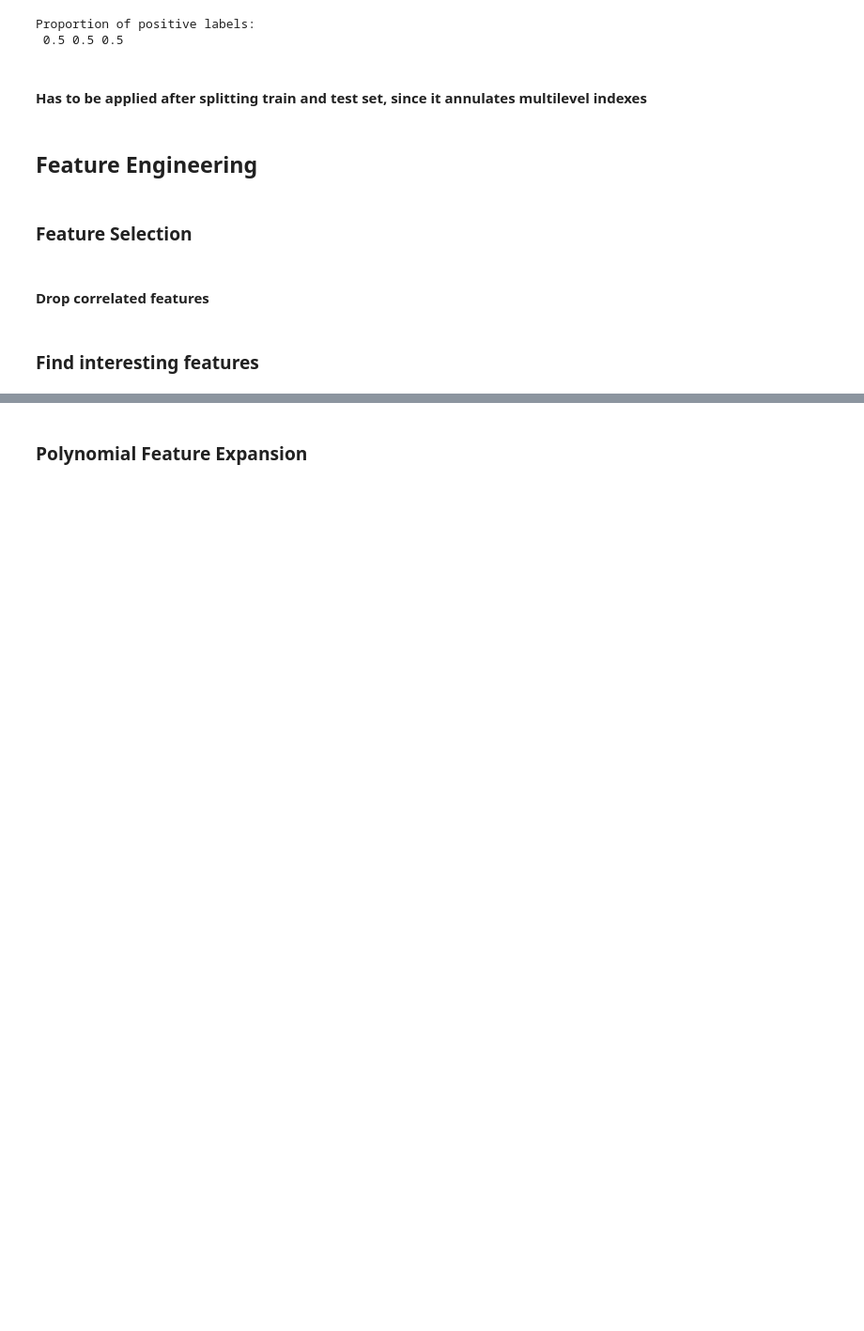
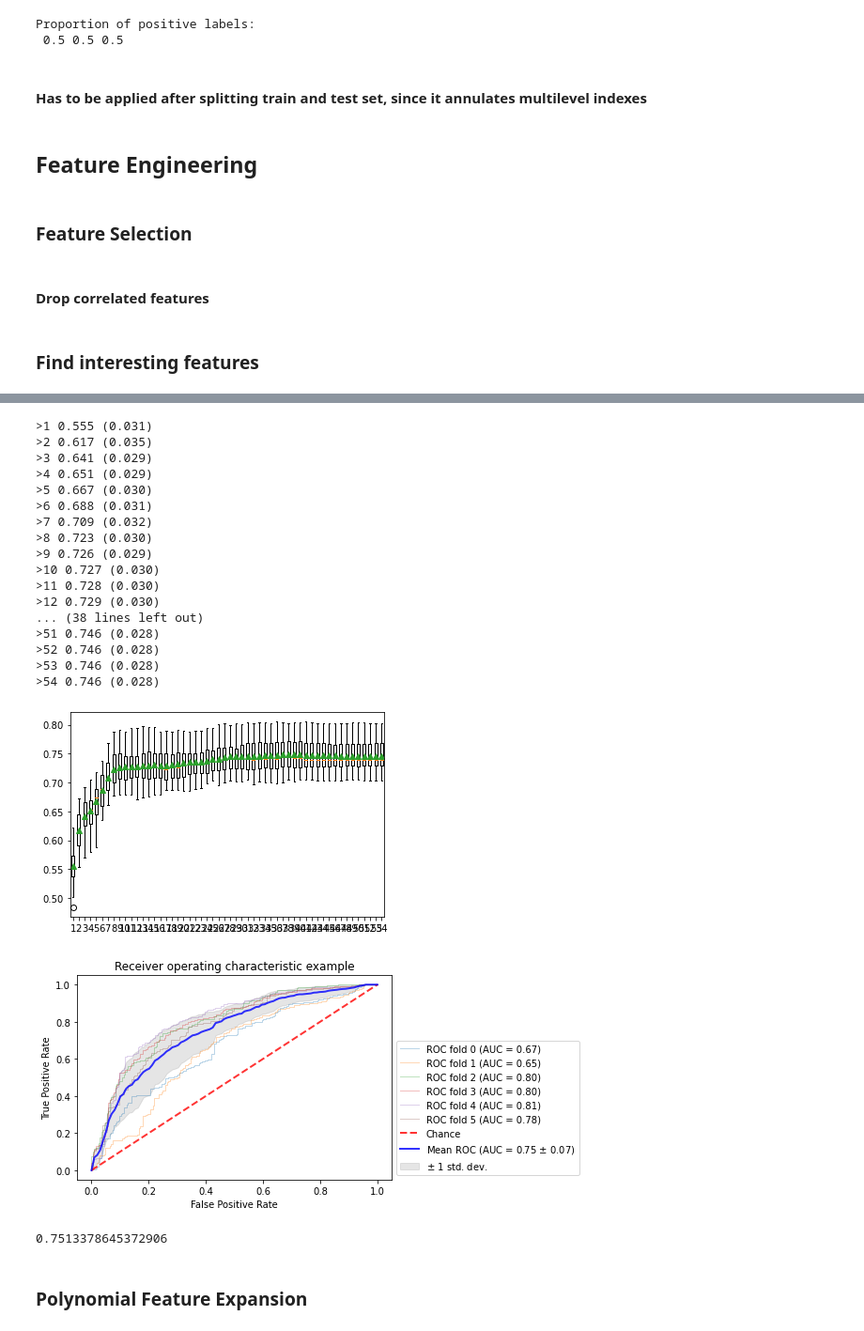
Before and after one commit to CS-433/cs-433-project-2-cough_classifier, a Jupyter notebook: src/notebooks/Models_+_Feature_Engineering_with_expert_features.ipynb, the cells around one changed output, grey strips where cells are left out. Shown at 94% size. Drawn from its saved outputs; the diff is of its cells as text; code cells hidden in the pictures; blank space fills up the shorter version.

```diff
--- a/src/notebooks/Models_+_Feature_Engineering_with_expert_features.ipynb
+++ b/src/notebooks/Models_+_Feature_Engineering_with_expert_features.ipynb
@@ -245,3 +174,26 @@ dict_keys(['explained_variance', 'r2', 'max_error', 'neg_median_absolute_error',
+# %%
+train_optimal_features_model(X_no, no_labels.Label, LogisticRegression())
+# %% [output]
+>1 0.555 (0.031)
+>2 0.617 (0.035)
+>3 0.641 (0.029)
+>4 0.651 (0.029)
+>5 0.667 (0.030)
+>6 0.688 (0.031)
+>7 0.709 (0.032)
+>8 0.723 (0.030)
+>9 0.726 (0.029)
+>10 0.727 (0.030)
+>11 0.728 (0.030)
+>12 0.729 (0.030)
+... (38 lines left out)
+>51 0.746 (0.028)
+>52 0.746 (0.028)
+>53 0.746 (0.028)
+>54 0.746 (0.028)
+[figure, added]
+[figure, added]
+0.7513378645372906
 # %% [markdown]
 ###  Polynomial Feature Expansion
 # %%
```
Also changed, not shown: parts of 13 cells of this notebook, 1 other file.
